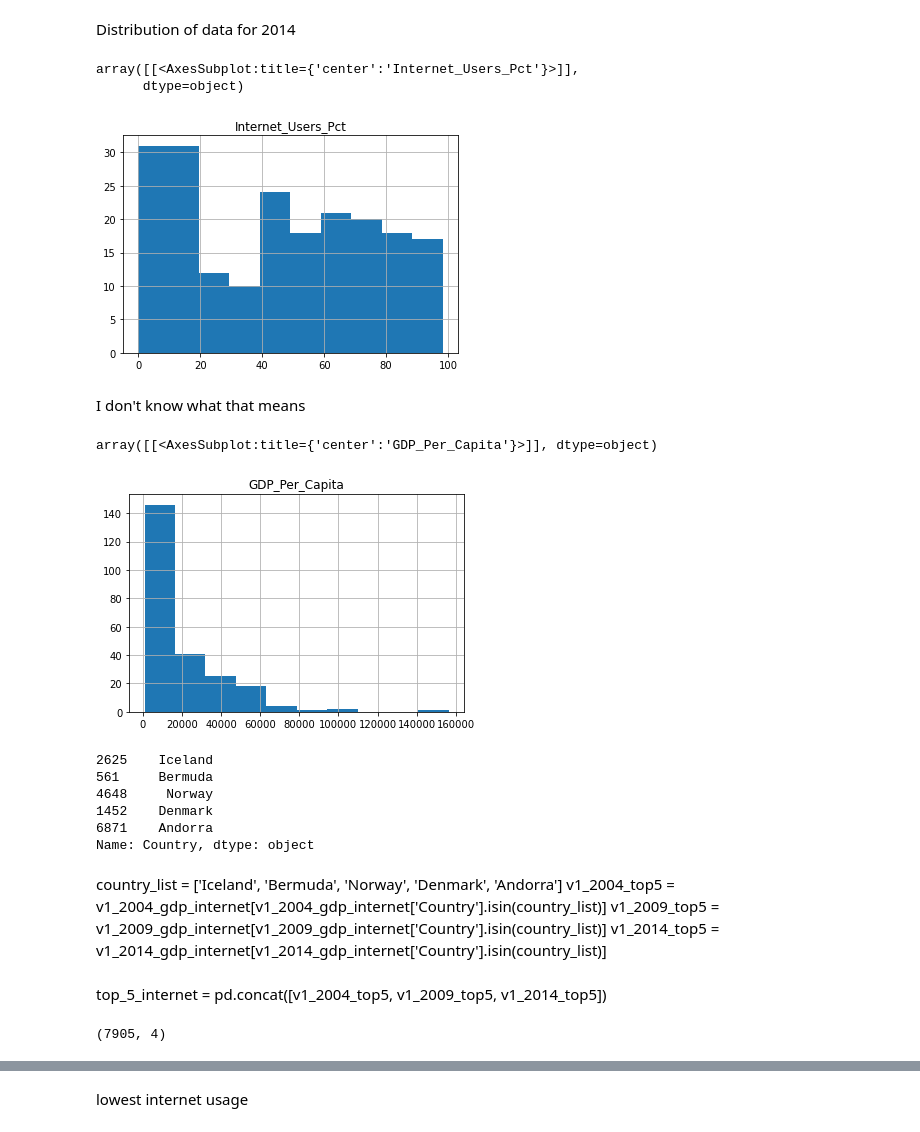
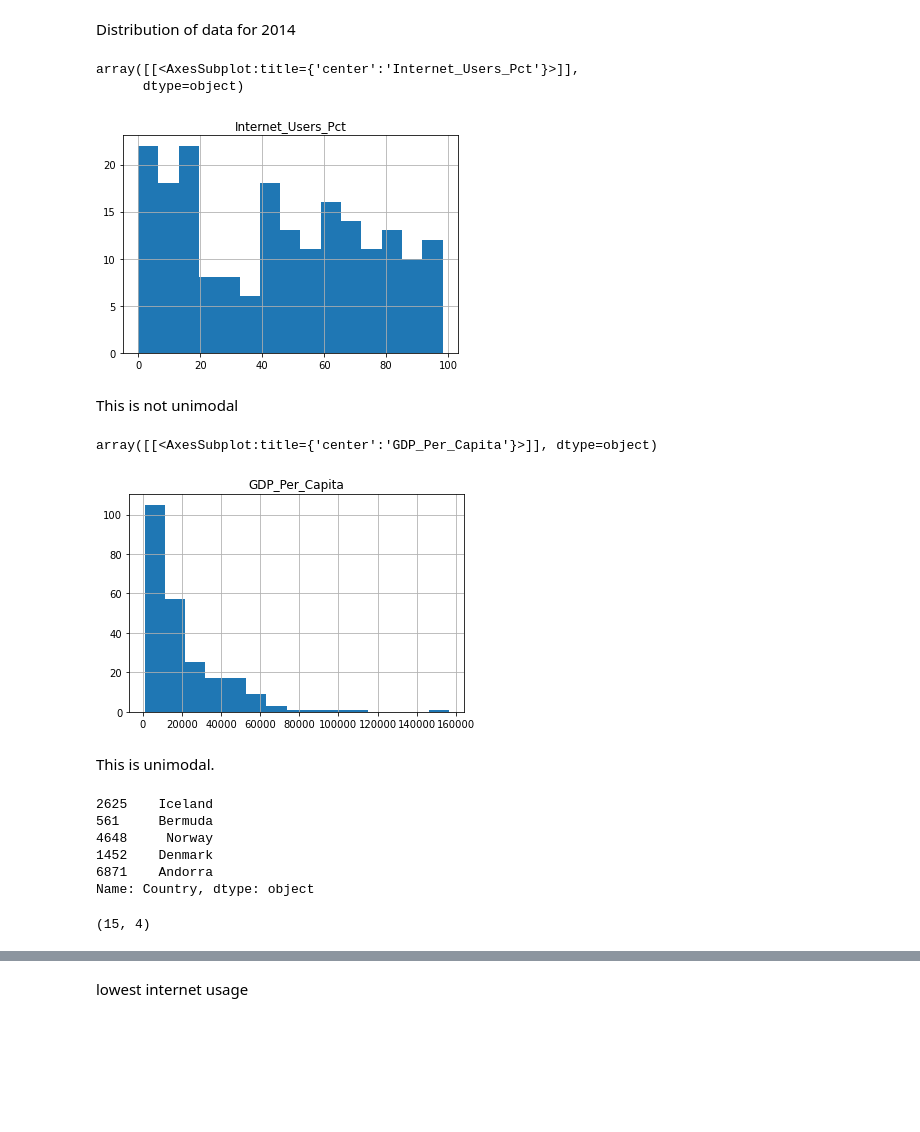
Before and after one commit to eporourke/gdp-and-internet-usage, a Jupyter notebook: notebooks/eor_gdp.ipynb, the cells around one changed output, grey strips where cells are left out. Drawn from its saved outputs; the diff is of its cells as text; code cells hidden in the pictures; blank space fills up the shorter version.

```diff
--- a/notebooks/eor_gdp.ipynb
+++ b/notebooks/eor_gdp.ipynb
@@ -301,18 +301,20 @@ Observations: It's more likely that a country will have a higher percentage of i
 # %% [markdown]
 Distribution of data for 2014
 # %%
-v1_2014_gdp_internet.hist('Internet_Users_Pct')
+v1_2014_gdp_internet.hist('Internet_Users_Pct', bins = 15)
 # %% [output]
 array([[<AxesSubplot:title={'center':'Internet_Users_Pct'}>]],
       dtype=object)
-[figure, old version]
+[figure, new version]
 # %% [markdown]
-I don't know what that means
+This is not unimodal
 # %%
-v1_2014_gdp_internet.hist('GDP_Per_Capita')
+v1_2014_gdp_internet.hist('GDP_Per_Capita', bins = 15)
 # %% [output]
 array([[<AxesSubplot:title={'center':'GDP_Per_Capita'}>]], dtype=object)
-[figure, old version]
+[figure, new version]
+# %% [markdown]
+This is unimodal.
 # %%
 v1_2014_gdp_internet.nlargest(5, 'Internet_Users_Pct')['Country']
 # %% [output]
@@ -327,13 +330,6 @@ gdp_and_internet_use_v1 = gdp_and_internet_use[gdp_and_internet_use["Country"].i
-# %% [markdown]
-country_list = ['Iceland', 'Bermuda', 'Norway', 'Denmark', 'Andorra']
-v1_2004_top5 = v1_2004_gdp_internet[v1_2004_gdp_internet['Country'].isin(country_list)]
-v1_2009_top5 = v1_2009_gdp_internet[v1_2009_gdp_internet['Country'].isin(country_list)]
-v1_2014_top5 = v1_2014_gdp_internet[v1_2014_gdp_internet['Country'].isin(country_list)]
-# %% [markdown]
-top_5_internet = pd.concat([v1_2004_top5, v1_2009_top5, v1_2014_top5])
 # %%
-gdp_and_internet_use.shape
+top_5_internet.shape
 # %% [output]
-(7905, 4)
+(15, 4)
 # %%
 graph = sns.FacetGrid(top_5_internet, col="Country")
```
Also changed, not shown: parts of 14 cells of this notebook.
